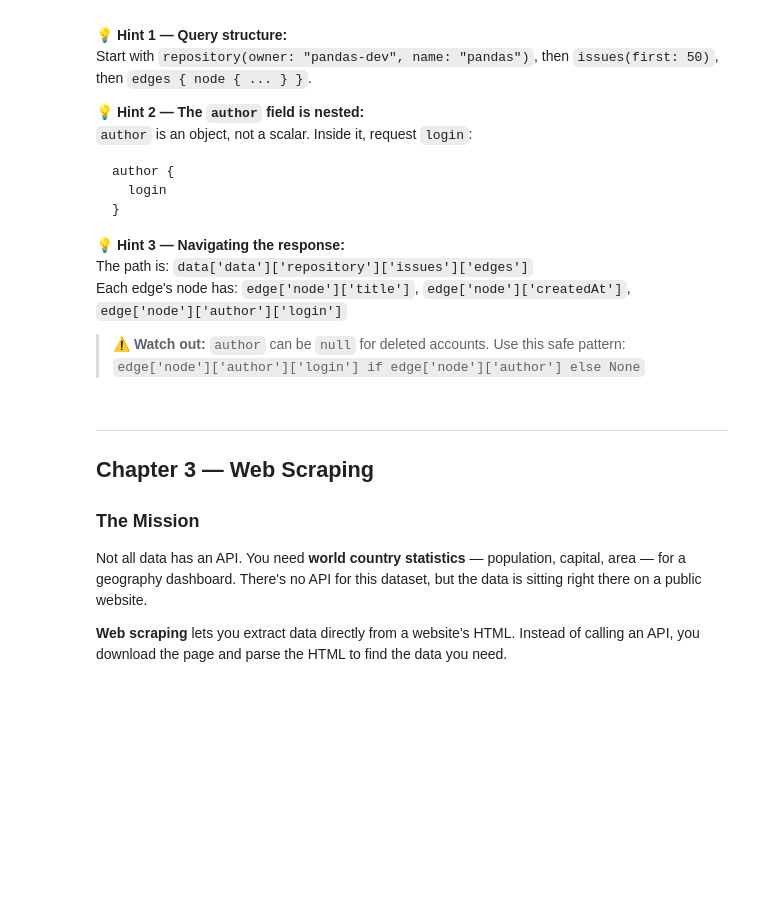
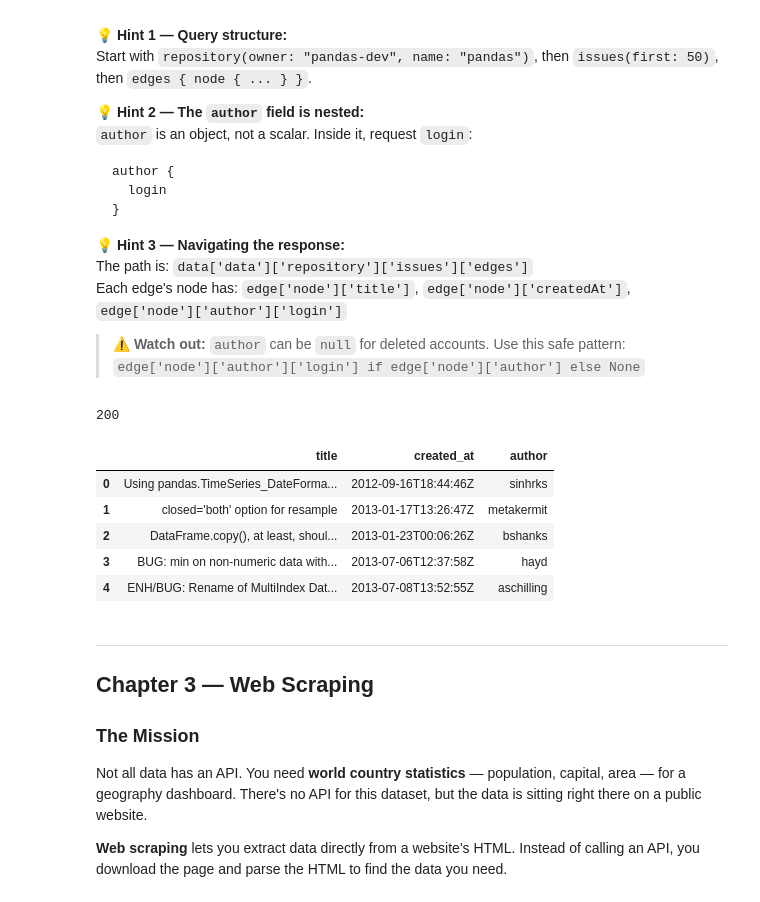
Before and after one commit to su-ntu-ctp/5m-data-2.4-data-extraction-scraping, a Jupyter notebook: notebooks/data_extraction_web_scraping.ipynb, the cells around one changed output. Cells and saved outputs as stored; diff of their text form; code cells hidden in the pictures; blank space fills up the shorter version.

```diff
--- a/notebooks/data_extraction_web_scraping.ipynb
+++ b/notebooks/data_extraction_web_scraping.ipynb
@@ -667,6 +752,64 @@ Each edge's node has: `edge['node']['title']`, `edge['node']['createdAt']`, `edg
 > `edge['node']['author']['login'] if edge['node']['author'] else None`
 # %%
 # Your code here
+issues_query = """
+query {
+    repository(owner: "pandas-dev", name: "pandas") {
+        issues(first: 50, states: OPEN) {
+            edges {
+                node {
+                    title
+                    createdAt
+                    author {
+                        login
+                    }
+                }
+            }
+        }
+    }
+}
+"""
+# GraphQL query:
+# gets the first 50 open issues from pandas
+# and asks only for title, createdAt, and author login
+
+issues_response = requests.post(
+    "https://api.github.com/graphql",
+    headers={"Authorization": f"Bearer {access_token}"},
+    json={"query": issues_query}
+)
+# Sends the GraphQL query to GitHub's GraphQL endpoint
+
+print(issues_response.status_code)
+# Prints the HTTP status code to check the request worked
+
+issues_data = issues_response.json()
+# Converts the JSON response into a Python dictionary
+
+issue_edges = issues_data['data']['repository']['issues']['edges']
+# Navigates to the list of issue results
+
+issues_df = pd.DataFrame([
+    {
+        "title": edge["node"]["title"],
+        "created_at": edge["node"]["createdAt"],
+        "author": edge["node"]["author"]["login"] if edge["node"]["author"] else None
+    }
+    for edge in issue_edges
+])
+# Builds a DataFrame with the three required columns
+# Uses None if the issue author is missing
+
+issues_df.head()
+# Shows the first few rows
+# %% [output]
+200
+|  | title | created_at | author |
+| 0 | Using pandas.TimeSeries_DateForma... | 2012-09-16T18:44:46Z | sinhrks |
+| 1 | closed='both' option for resample | 2013-01-17T13:26:47Z | metakermit |
+| 2 | DataFrame.copy(), at least, shoul... | 2013-01-23T00:06:26Z | bshanks |
+| 3 | BUG: min on non-numeric data with... | 2013-07-06T12:37:58Z | hayd |
+| 4 | ENH/BUG: Rename of MultiIndex Dat... | 2013-07-08T13:52:55Z | aschilling |
 # %% [markdown]
 ---
 ## Chapter 3 — Web Scraping
```
Also changed, not shown: parts of 1 cell of this notebook.
